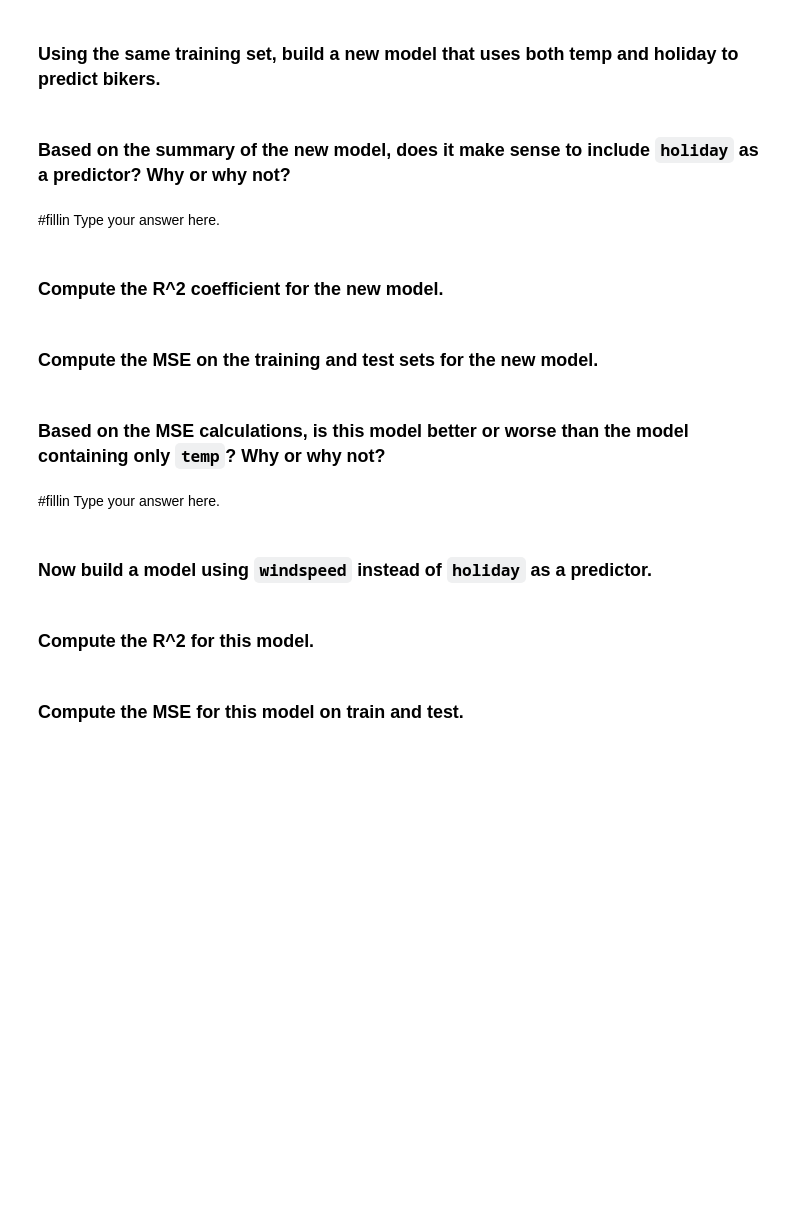
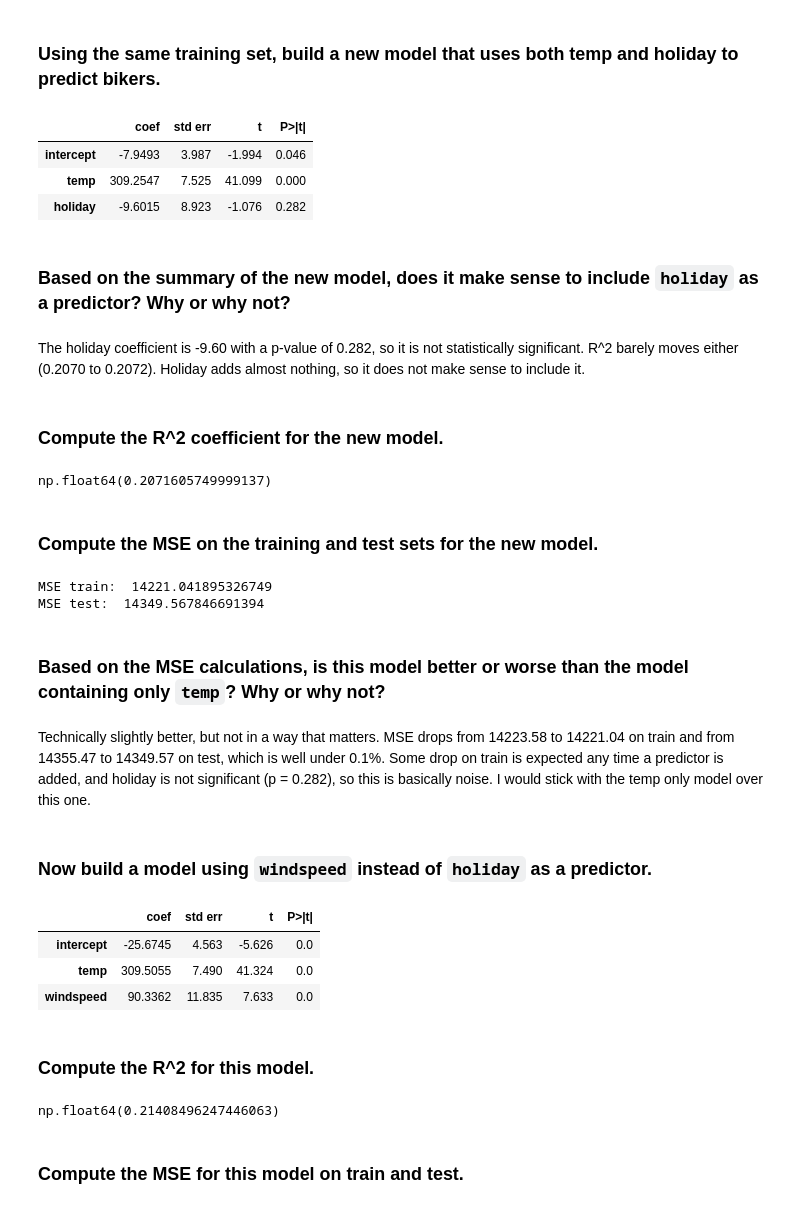
Before and after one commit to hmbirmingham/code_2600, a Jupyter notebook: mod04_linear.ipynb, the cells around one changed output. Drawn from its saved outputs; the diff is of its cells as text; code cells hidden in the pictures; blank space fills up the shorter version.

```diff
--- a/mod04_linear.ipynb
+++ b/mod04_linear.ipynb
@@ -209,37 +219,56 @@ abline(ax,
 # %% [markdown]
 ### Using the same training set, build a new model that uses both temp and holiday to predict bikers.
 # %%
-model_2 = #fillin
-results_2 = #fillin
+model_2 = sm.OLS(y_train, X_train[['intercept', 'temp', 'holiday']])
+results_2 = model_2.fit()
 summarize(results_2)
+# %% [output]
+|  | coef | std err | t | P>|t| |
+| intercept | -7.9493 | 3.987 | -1.994 | 0.046 |
+| temp | 309.2547 | 7.525 | 41.099 | 0.000 |
+| holiday | -9.6015 | 8.923 | -1.076 | 0.282 |
 # %% [markdown]
 ### Based on the summary of the new model, does it make sense to include `holiday` as a predictor? Why or why not?
 # %% [markdown]
-#fillin Type your answer here.
+The holiday coefficient is -9.60 with a p-value of 0.282, so it is not statistically significant. R^2 barely moves either (0.2070 to 0.2072). Holiday adds almost nothing, so it does not make sense to include it.
 # %% [markdown]
 ### Compute the R^2 coefficient for the new model.
 # %%
-#fillin
+results_2.rsquared
+# %% [output]
+np.float64(0.2071605749999137)
 # %% [markdown]
 ### Compute the MSE on the training and test sets for the new model.
 # %%
-predictions_train_2 = #fillin
+predictions_train_2 = predict(X_train[['intercept', 'temp', 'holiday']], results_2)
+print('MSE train: ', mse(y_train, predictions_train_2))
 
-predictions_test_2 = #fillin
+predictions_test_2 = predict(X_test[['intercept', 'temp', 'holiday']], results_2)
+print('MSE test: ', mse(y_test, predictions_test_2))
+# %% [output]
+MSE train:  14221.041895326749
+MSE test:  14349.567846691394
 # %% [markdown]
 ### Based on the MSE calculations, is this model better or worse than the model containing only `temp`? Why or why not?
 # %% [markdown]
-#fillin Type your answer here.
+Technically slightly better, but not in a way that matters. MSE drops from 14223.58 to 14221.04 on train and from 14355.47 to 14349.57 on test, which is well under 0.1%. Some drop on train is expected any time a predictor is added, and holiday is not significant (p = 0.282), so this is basically noise. I would stick with the temp only model over this one.
 # %% [markdown]
 ### Now build a model using `windspeed` instead of `holiday` as a predictor.
 # %%
-model_3 = #fillin
-results_3 = #fillin
+model_3 = sm.OLS(y_train, X_train[['intercept', 'temp', 'windspeed']])
+results_3 = model_3.fit()
 summarize(results_3)
+# %% [output]
+|  | coef | std err | t | P>|t| |
+| intercept | -25.6745 | 4.563 | -5.626 | 0.0 |
+| temp | 309.5055 | 7.490 | 41.324 | 0.0 |
+| windspeed | 90.3362 | 11.835 | 7.633 | 0.0 |
 # %% [markdown]
 ### Compute the R^2 for this model.
 # %%
-#fillin
+results_3.rsquared
+# %% [output]
+np.float64(0.21408496247446063)
 # %% [markdown]
 ### Compute the MSE for this model on train and test.
 # %%
```
Also changed, not shown: parts of 7 cells of this notebook.
